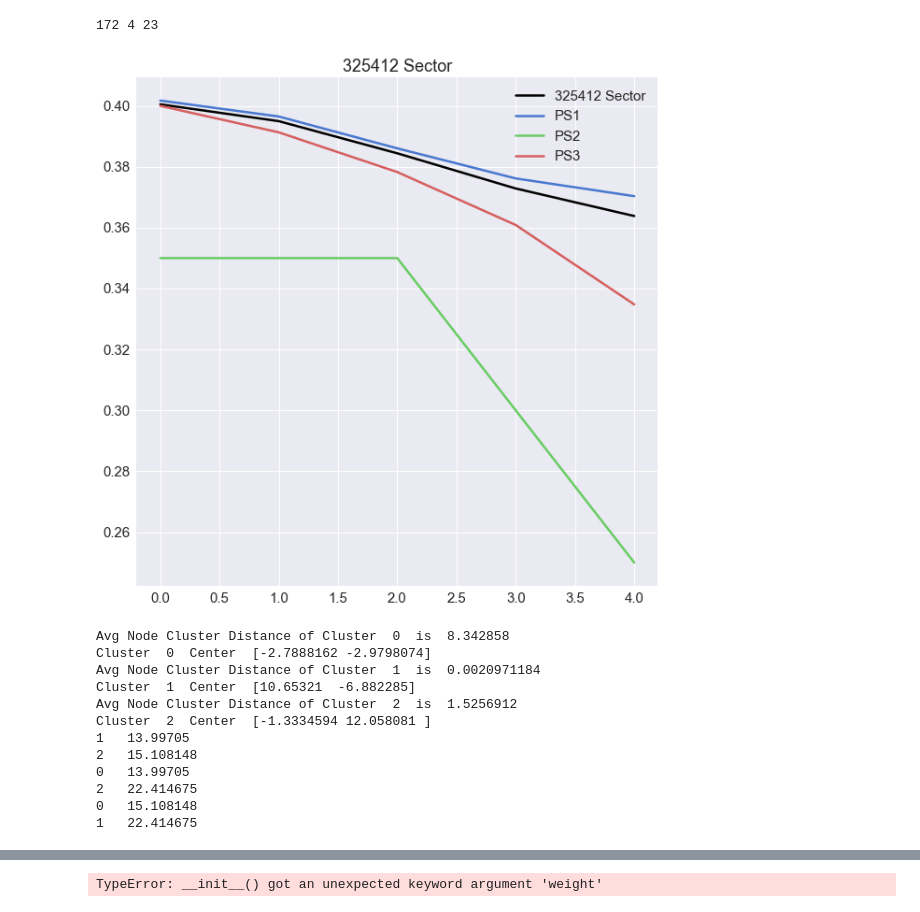
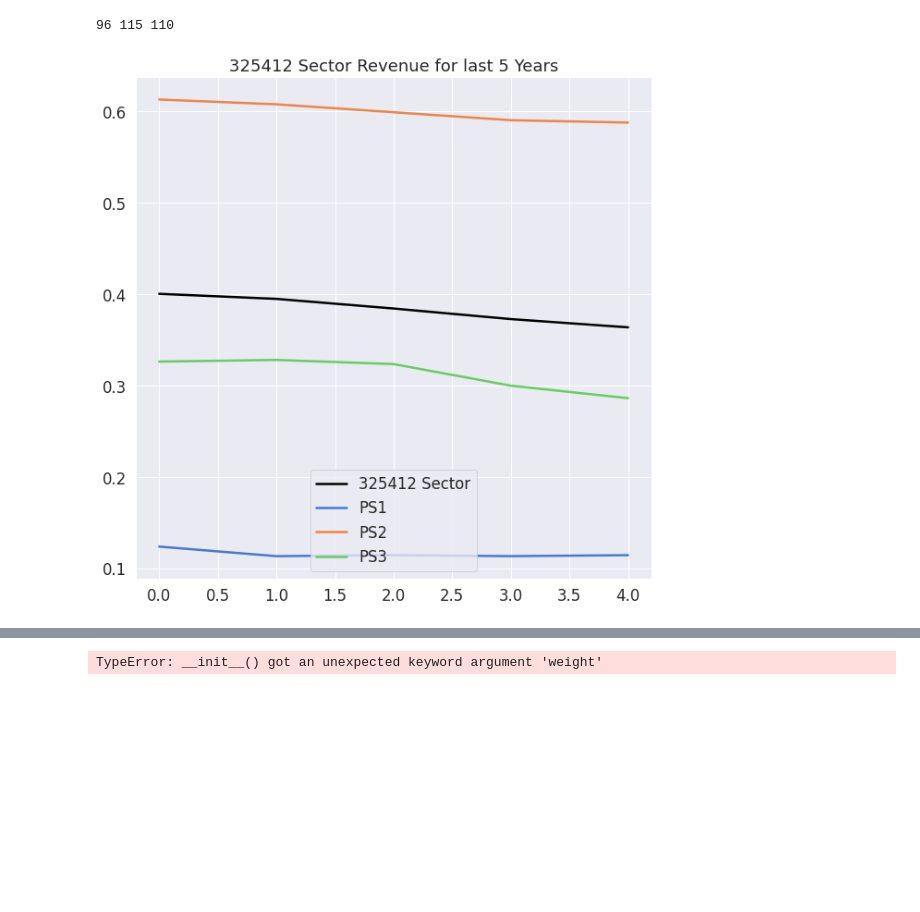
Before and after one commit to SaiChaitanya-ON/Python-NoteBooks, a Jupyter notebook: Proof_of_Concept_KG.ipynb, the cells around one changed output, grey strips where cells are left out. Drawn from its saved outputs; the diff is of its cells as text; code cells hidden in the pictures; blank space fills up the shorter version.

```diff
--- a/Proof_of_Concept_KG.ipynb
+++ b/Proof_of_Concept_KG.ipynb
@@ -188,32 +393,0 @@ class RGCN(nn.Module):
-# %%
-model = RGCN(5,5,5,5,768,5,5,5,5,5, ['belongs to','effect'],['R_att','E_att','fin1'],['NDE_att','TDE_att','fin2'],['text_att','text'],['belongs to','text','fin1','fin2'])
-
-for i in Final_Data_Set_Nor.items():
-    ID,data = i
-    R_Att = T.tensor([data['Revenue']])
-    E_Att = T.tensor([data['EBITDA']])
-    NDE_Att = T.tensor([data['NDE']])
-    TDE_Att = T.tensor([data['TDE']])
-    Des_Att = T.tensor(data['Description Embedding'])
-    break
-
-for i in Final_Data_Set_Nor.items():
-    ID,data = i
-    R_Att = T.cat((T.tensor([data['Revenue']]),R_Att),0)
-    E_Att = T.cat((T.tensor([data['EBITDA']]),E_Att),0)
-    NDE_Att = T.cat((T.tensor([data['NDE']]),NDE_Att),0)
-    TDE_Att = T.cat((T.tensor([data['TDE']]),TDE_Att),0)
-    Des_Att = T.cat((T.tensor(data['Description Embedding']),Des_Att),0)
-
-
-G.nodes['borrower'].data['f'] = T.ones(n_borrowers,5)
-G.nodes['R'].data['f'] = R_Att[1:]
-G.nodes['E'].data['f'] = E_Att[1:]
-G.nodes['R&E'].data['f'] = T.ones(n_borrowers,5)
-G.nodes['NDE'].data['f'] = NDE_Att[1:]
-G.nodes['TDE'].data['f'] = TDE_Att[1:]
-G.nodes['NDE&TDE'].data['f'] = T.ones(n_borrowers,5)
-G.nodes['Att_Description'].data['f'] = Des_Att[1:]
-G.nodes['Description'].data['f'] = T.ones(n_borrowers,768)
-G.nodes['Factor'].data['f'] = T.ones(n_sectors,5)
-G.nodes['sector'].data['f'] = T.tensor([[1.,0.,0.,0.,0.],[0.,0.,1.,0.,0.],[0.,0.,0.,0.,1.]])
@@ -374,47 +419,35 @@ for i in Final_Data_Set_Nor.items():
     ID,data = i
     if n in PS1_1:
         #print(data['Sector'],data['Revenue'],data['EBITDA'],data['NDE'],data['TDE'])
         Psector1_rev_1 += np.array(data['Revenue'])
         m += 1
     if n in PS2_1:
         #print(data['Sector'],data['Revenue'],data['EBITDA'],data['NDE'],data['TDE'])
         Psector2_rev_1 += np.array(data['Revenue'])
         p += 1
     if n in PS3_1:
         #print(data['Sector'],data['Revenue'],data['EBITDA'],data['NDE'],data['TDE'])
         Psector3_rev_1 += np.array(data['Revenue'])
         q += 1
 
     n += 1
 
 Psector1_rev_1 = Psector1_rev_1/m
 Psector2_rev_1 = Psector2_rev_1/p
 Psector3_rev_1 = Psector3_rev_1/q
 print(m,p,q)
 
 plt.figure(figsize = (10,10))
 S, = plt.plot(range(len(sector_rev_3)),sector_rev_3,'k')
 ps1, = plt.plot(range(len(Psector1_rev_1)),Psector1_rev_1)
 ps2, = plt.plot(range(len(Psector2_rev_1)),Psector2_rev_1)
 ps3, = plt.plot(range(len(Psector3_rev_1)),Psector3_rev_1)
 plt.legend([S,ps1,ps2,ps3],['325412 Sector', 'PS1', 'PS2', 'PS3'])
-plt.title("325412 Sector")
+plt.title("325412 Sector Revenue for last 5 Years")
 plt.show()
 
-fashion_tsne = TSNE(random_state=123).fit_transform(X_1)
-fashion_scatter(fashion_tsne, kmeans_1.labels_)
+# fashion_tsne = TSNE(random_state=123).fit_transform(X_1)
+# fashion_scatter(fashion_tsne, kmeans_1.labels_)
 # %% [output]
-172 4 23
+96 115 110
-[figure, old version]
+[figure, new version]
-Avg Node Cluster Distance of Cluster  0  is  8.342858
-Cluster  0  Center  [-2.7888162 -2.9798074]
-Avg Node Cluster Distance of Cluster  1  is  0.0020971184
-Cluster  1  Center  [10.65321  -6.882285]
-Avg Node Cluster Distance of Cluster  2  is  1.5256912
-Cluster  2  Center  [-1.3334594 12.058081 ]
-1   13.99705
-2   15.108148
-0   13.99705
-2   22.414675
-0   15.108148
-1   22.414675
```
Also changed, not shown: parts of 32 cells of this notebook, 1 other file.
